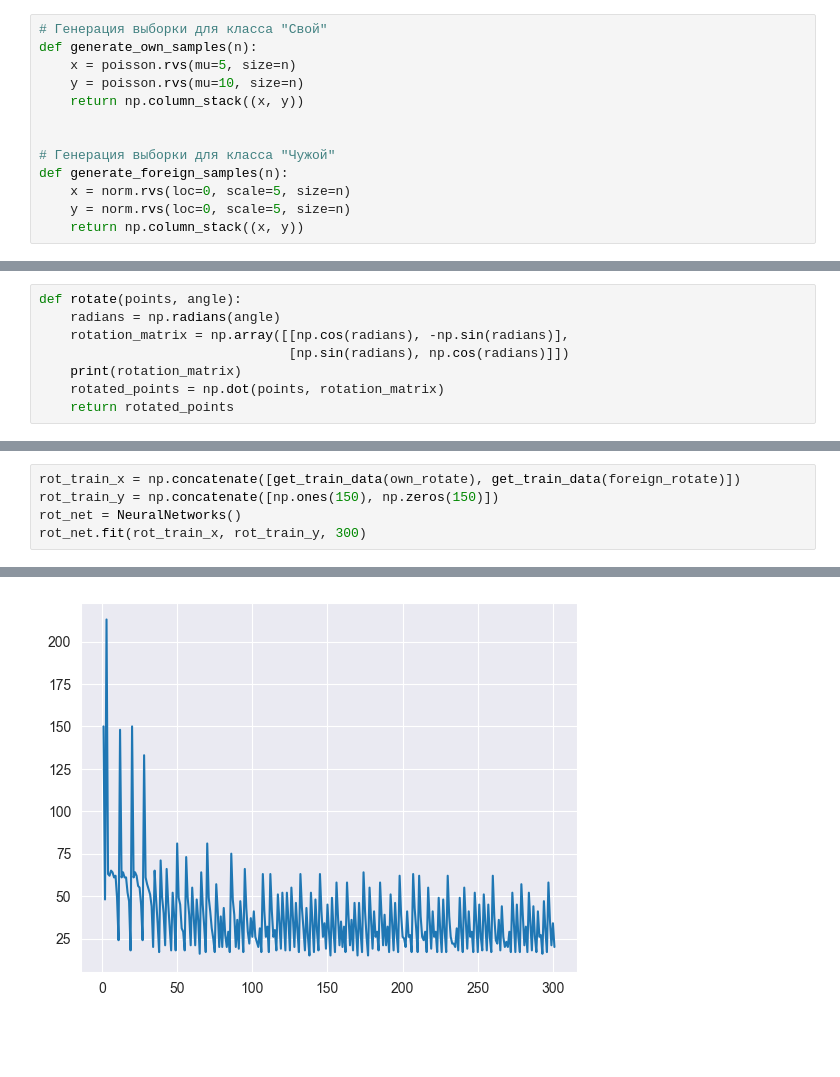
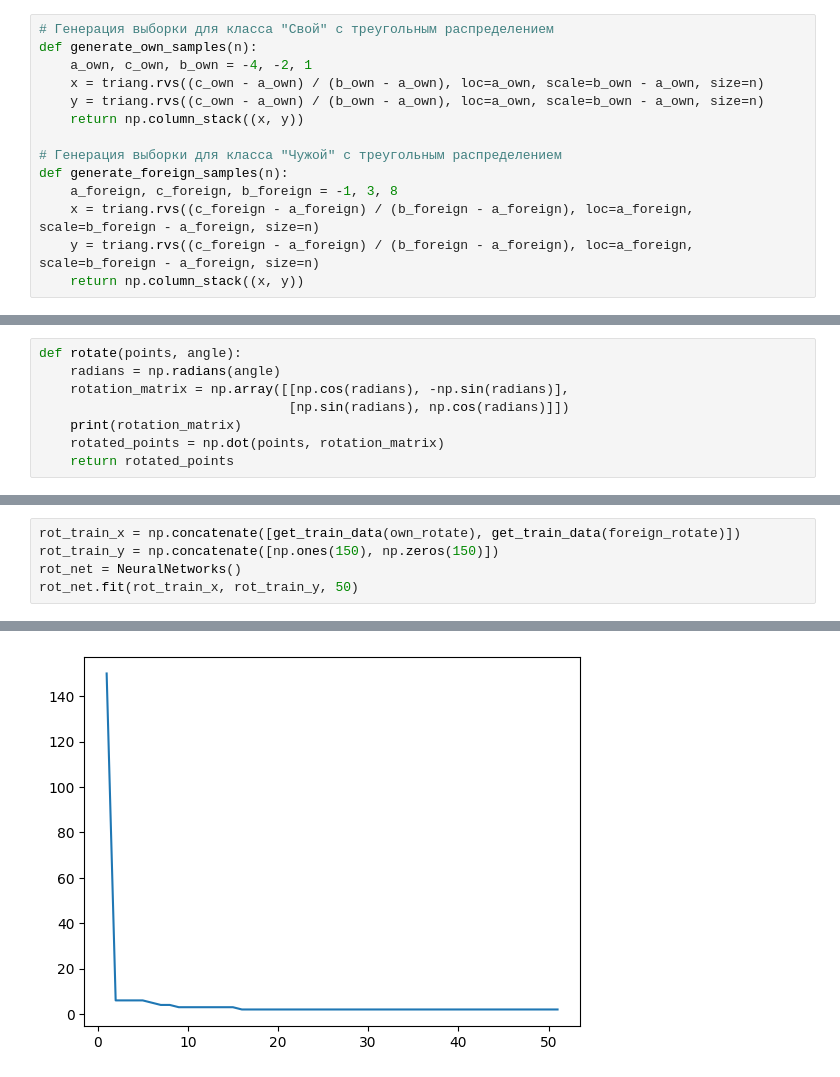
Before and after one commit to aaaaaaaalesha/09-authentication_methods_ml, a Jupyter notebook: 04-lab-ANN/lab4.ipynb, the cells around one changed output, grey strips where cells are left out. Saved outputs shown, nothing was run; the diff lists cells and outputs as text; blank space fills up the shorter version.

```diff
--- a/04-lab-ANN/lab4.ipynb
+++ b/04-lab-ANN/lab4.ipynb
@@ -51,17 +51,18 @@ class NeuralNetworks:
         plt.plot(range(1, len(errors) + 1), errors)
         print(table)
 # %%
-# Генерация выборки для класса "Свой"
+# Генерация выборки для класса "Свой" с треугольным распределением
 def generate_own_samples(n):
-    x = poisson.rvs(mu=5, size=n)
-    y = poisson.rvs(mu=10, size=n)
+    a_own, c_own, b_own = -4, -2, 1
+    x = triang.rvs((c_own - a_own) / (b_own - a_own), loc=a_own, scale=b_own - a_own, size=n)
+    y = triang.rvs((c_own - a_own) / (b_own - a_own), loc=a_own, scale=b_own - a_own, size=n)
     return np.column_stack((x, y))
 
-
-# Генерация выборки для класса "Чужой"
+# Генерация выборки для класса "Чужой" с треугольным распределением
 def generate_foreign_samples(n):
-    x = norm.rvs(loc=0, scale=5, size=n)
-    y = norm.rvs(loc=0, scale=5, size=n)
+    a_foreign, c_foreign, b_foreign = -1, 3, 8
+    x = triang.rvs((c_foreign - a_foreign) / (b_foreign - a_foreign), loc=a_foreign, scale=b_foreign - a_foreign, size=n)
+    y = triang.rvs((c_foreign - a_foreign) / (b_foreign - a_foreign), loc=a_foreign, scale=b_foreign - a_foreign, size=n)
     return np.column_stack((x, y))
 # %%
 # Визуализация выборок
@@ -179,5 +180,5 @@ plot_samples(own_rotate, foreign_rotate, [])
 rot_train_x = np.concatenate([get_train_data(own_rotate), get_train_data(foreign_rotate)])
 rot_train_y = np.concatenate([np.ones(150), np.zeros(150)])
 rot_net = NeuralNetworks()
-rot_net.fit(rot_train_x, rot_train_y, 300)
+rot_net.fit(rot_train_x, rot_train_y, 50)
 # %% [output]
@@ -201,4 +202,4 @@ rot_net.fit(rot_train_x, rot_train_y, 300)
-[figure, old version]
+[figure, new version]
 # %%
 threshold = [-1 * rot_net.weights[1] / rot_net.weights[2], -1 * rot_net.weights[0] / rot_net.weights[2]]
 plot_samples(own_rotate, foreign_rotate, [threshold])
```
Also changed, not shown: parts of 12 cells of this notebook, 2 other files.
